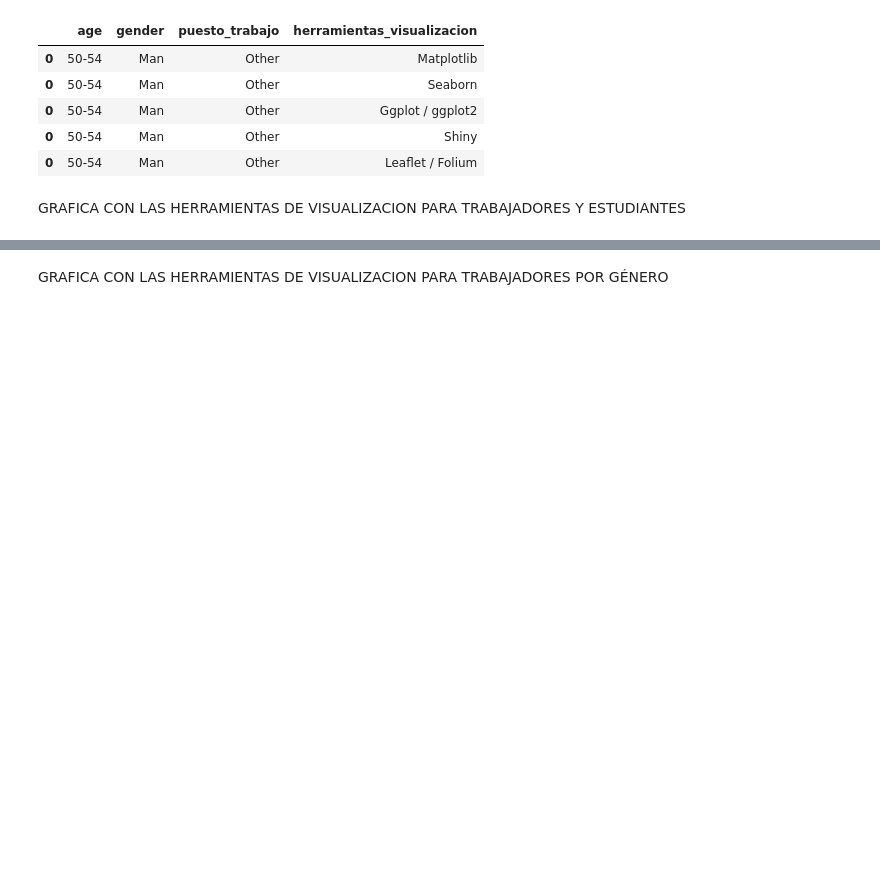
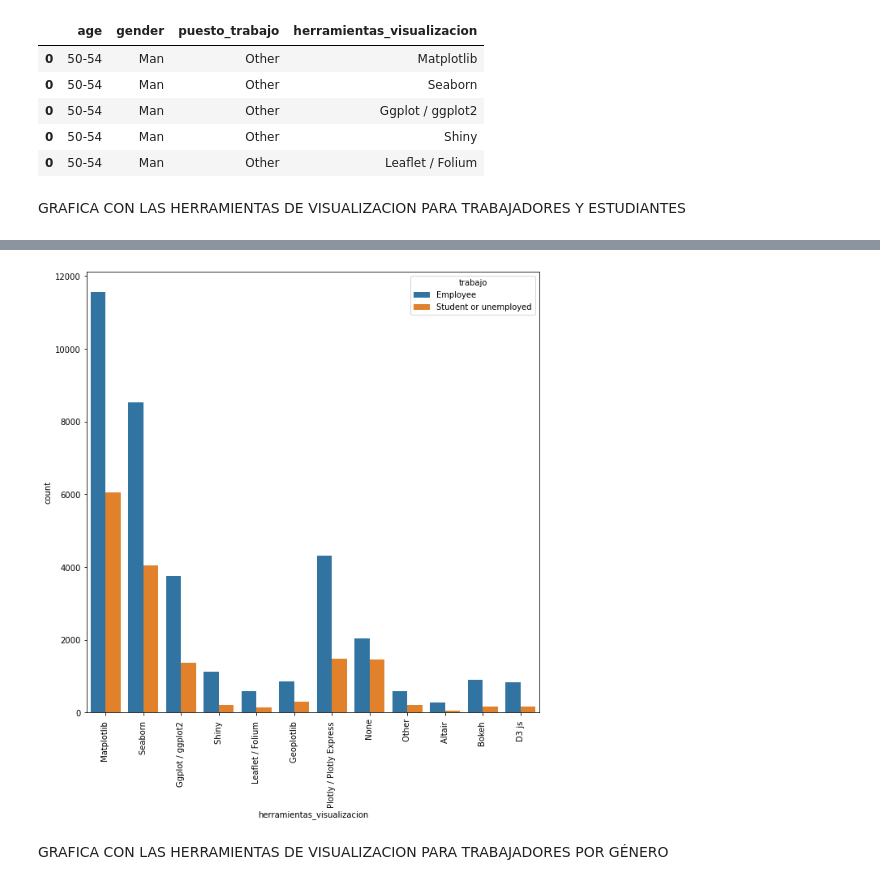
Before and after one commit to paulafuenteg/Kaggle-DS-ML-Survey, a Jupyter notebook: Limpieza/limpieza.ipynb, the cells around one changed output, grey strips where cells are left out. Cells and saved outputs as stored; diff of their text form; code cells hidden in the pictures; blank space fills up the shorter version.

```diff
--- a/Limpieza/limpieza.ipynb
+++ b/Limpieza/limpieza.ipynb
@@ -707,3 +715,19 @@ fig.show()
+# %%
+def trabajador(puesto):
+    if puesto == "Student" or puesto == "Currently not employed":
+        return "Student or unemployed"
+    else:
+        return "Employee"
+# %%
+df_visualizacion["trabajo"] = df_visualizacion["puesto_trabajo"].apply(trabajador)
+# %%
+plt.figure(figsize= (10,10))
+sns.countplot(x = "herramientas_visualizacion", data=df_visualizacion, hue= "trabajo", order=lista_visualizacion)
+plt.xticks(rotation = 90)
+
+fig.show()
+# %% [output]
+[figure, added]
 # %% [markdown]
 GRAFICA CON LAS HERRAMIENTAS DE VISUALIZACION PARA TRABAJADORES POR GÉNERO
 # %%
```
Also changed, not shown: parts of 3 cells of this notebook.
